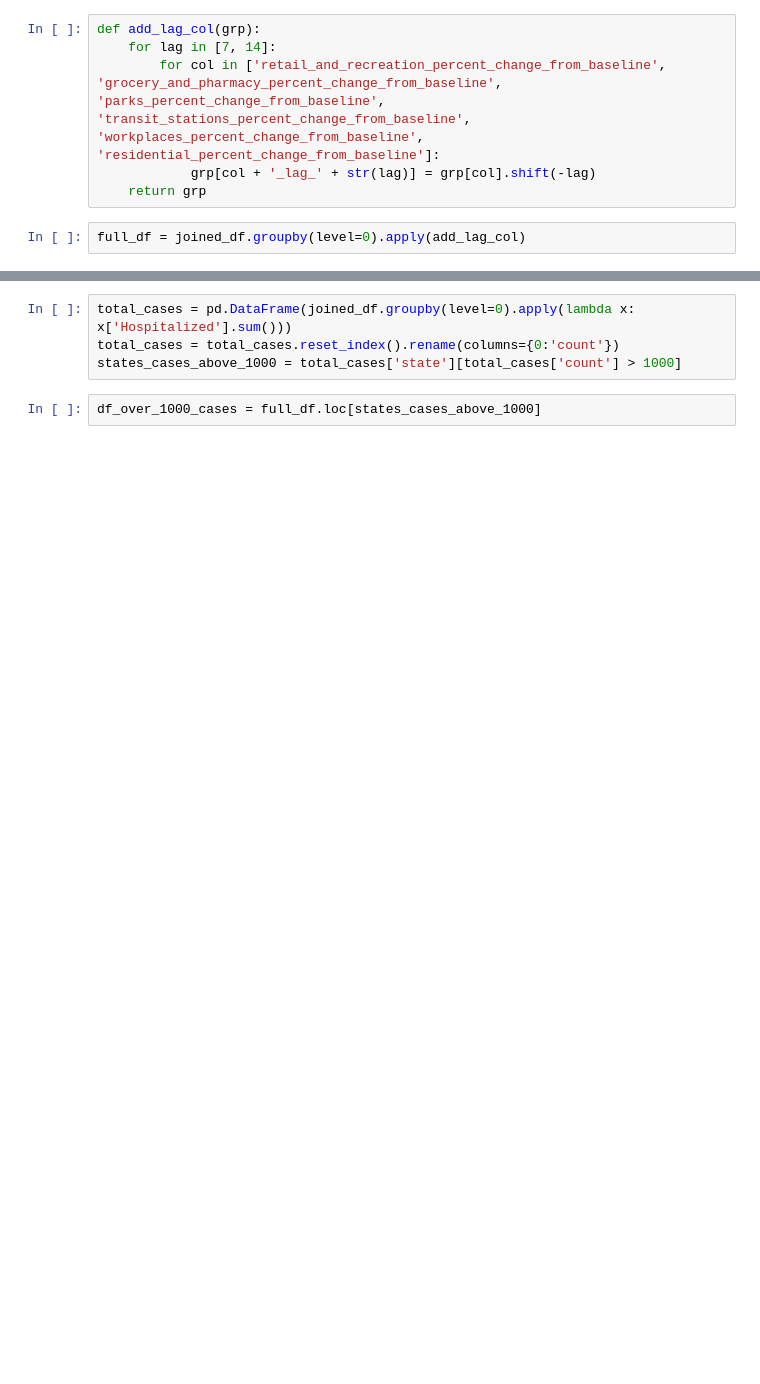
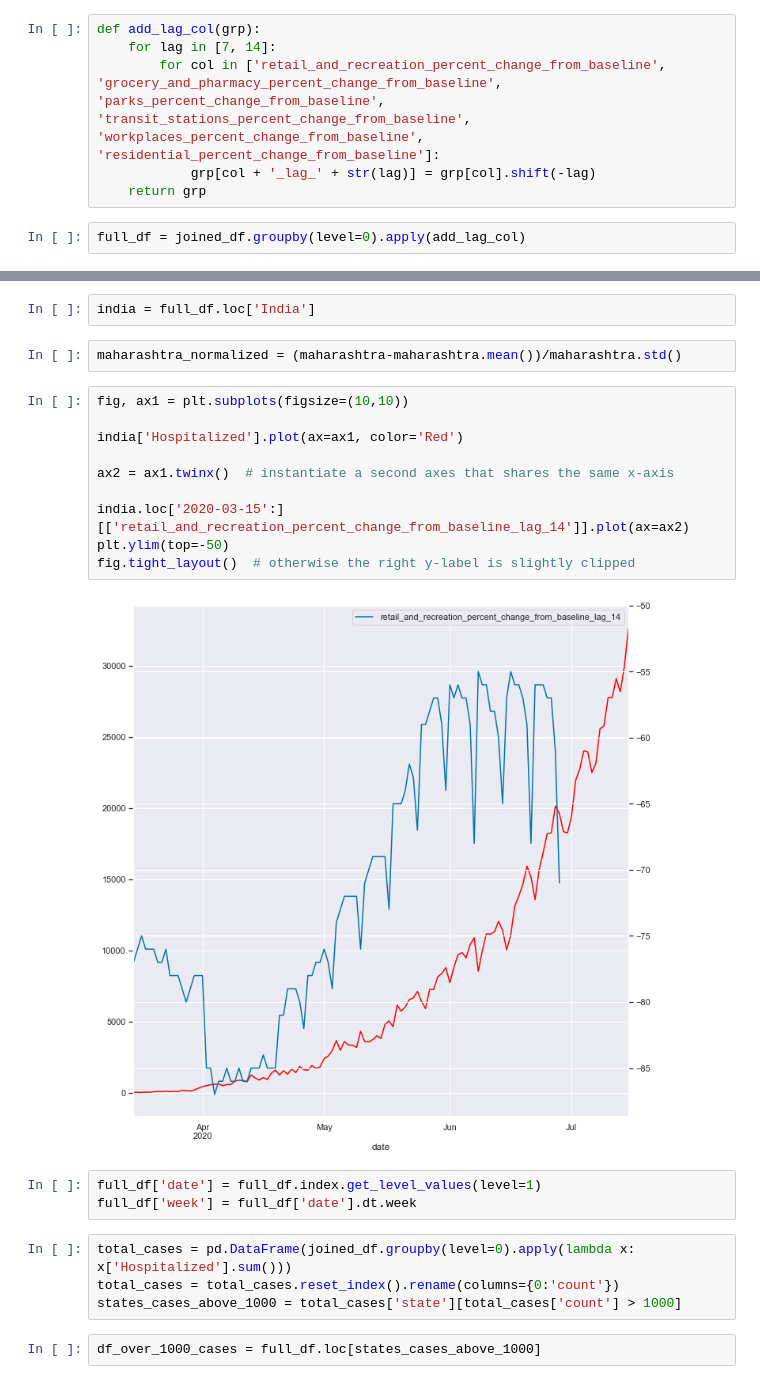
Before and after one commit to COVID-IWG/epimargin, a Jupyter notebook: studies/india_districts/google_mobility_india_exploration.ipynb, the cells around one changed output, grey strips where cells are left out. Drawn from its saved outputs; the diff is of its cells as text; blank space fills up the shorter version.

```diff
--- a/studies/india_districts/google_mobility_india_exploration.ipynb
+++ b/studies/india_districts/google_mobility_india_exploration.ipynb
@@ -92,3 +156,22 @@ full_df = joined_df.groupby(level=0).apply(add_lag_col)
+# %%
+india = full_df.loc['India']
+# %%
+maharashtra_normalized = (maharashtra-maharashtra.mean())/maharashtra.std()
+# %%
+fig, ax1 = plt.subplots(figsize=(10,10))
+
+india['Hospitalized'].plot(ax=ax1, color='Red')
+
+ax2 = ax1.twinx()  # instantiate a second axes that shares the same x-axis
+
+india.loc['2020-03-15':][['retail_and_recreation_percent_change_from_baseline_lag_14']].plot(ax=ax2)
+plt.ylim(top=-50)
+fig.tight_layout()  # otherwise the right y-label is slightly clipped
+# %% [output]
+[figure, added]
+# %%
+full_df['date'] = full_df.index.get_level_values(level=1)
+full_df['week'] = full_df['date'].dt.week
 # %%
 total_cases = pd.DataFrame(joined_df.groupby(level=0).apply(lambda x: x['Hospitalized'].sum()))
 total_cases = total_cases.reset_index().rename(columns={0:'count'})
```
Also changed, not shown: parts of 42 cells of this notebook, 1 other file.
